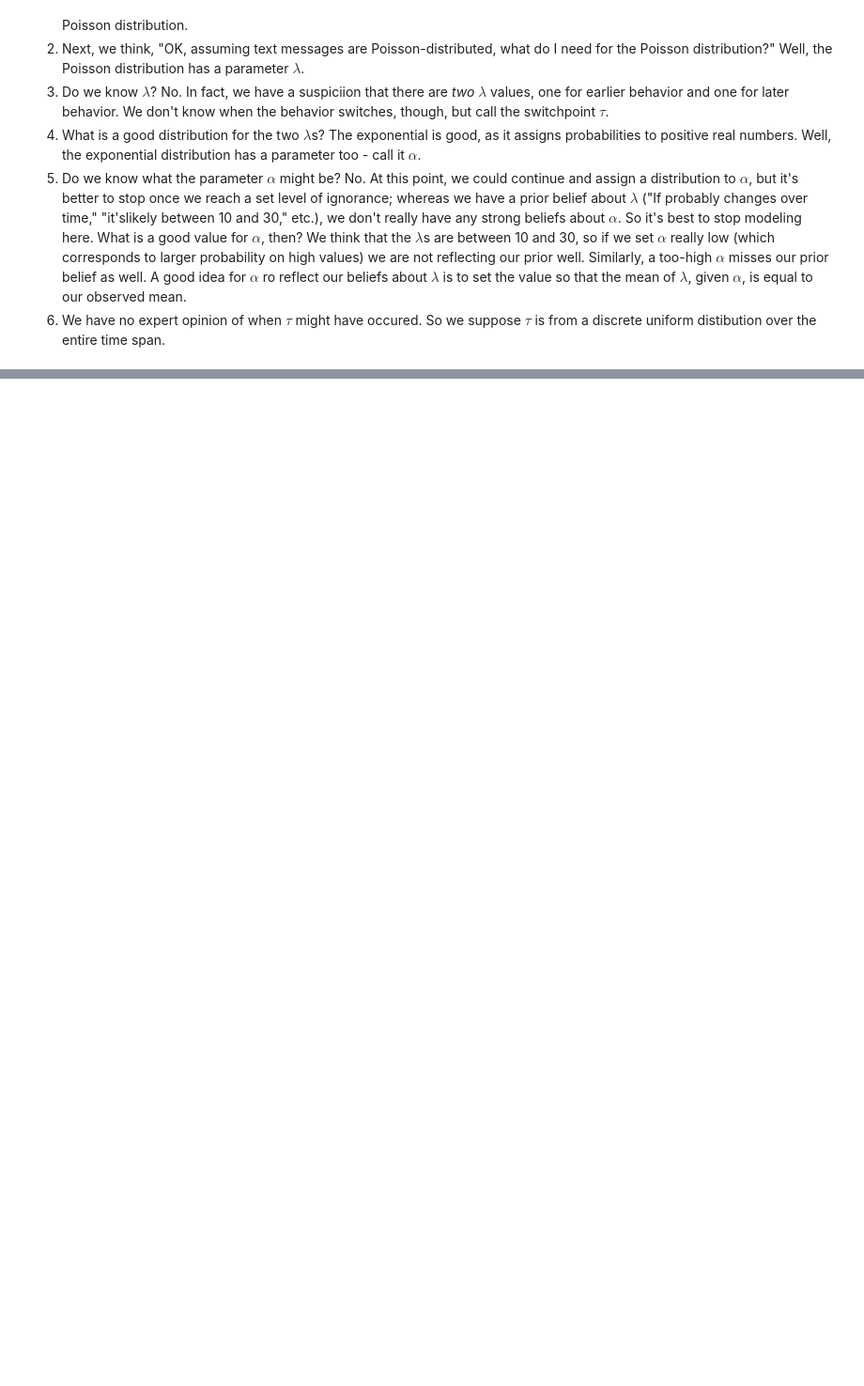
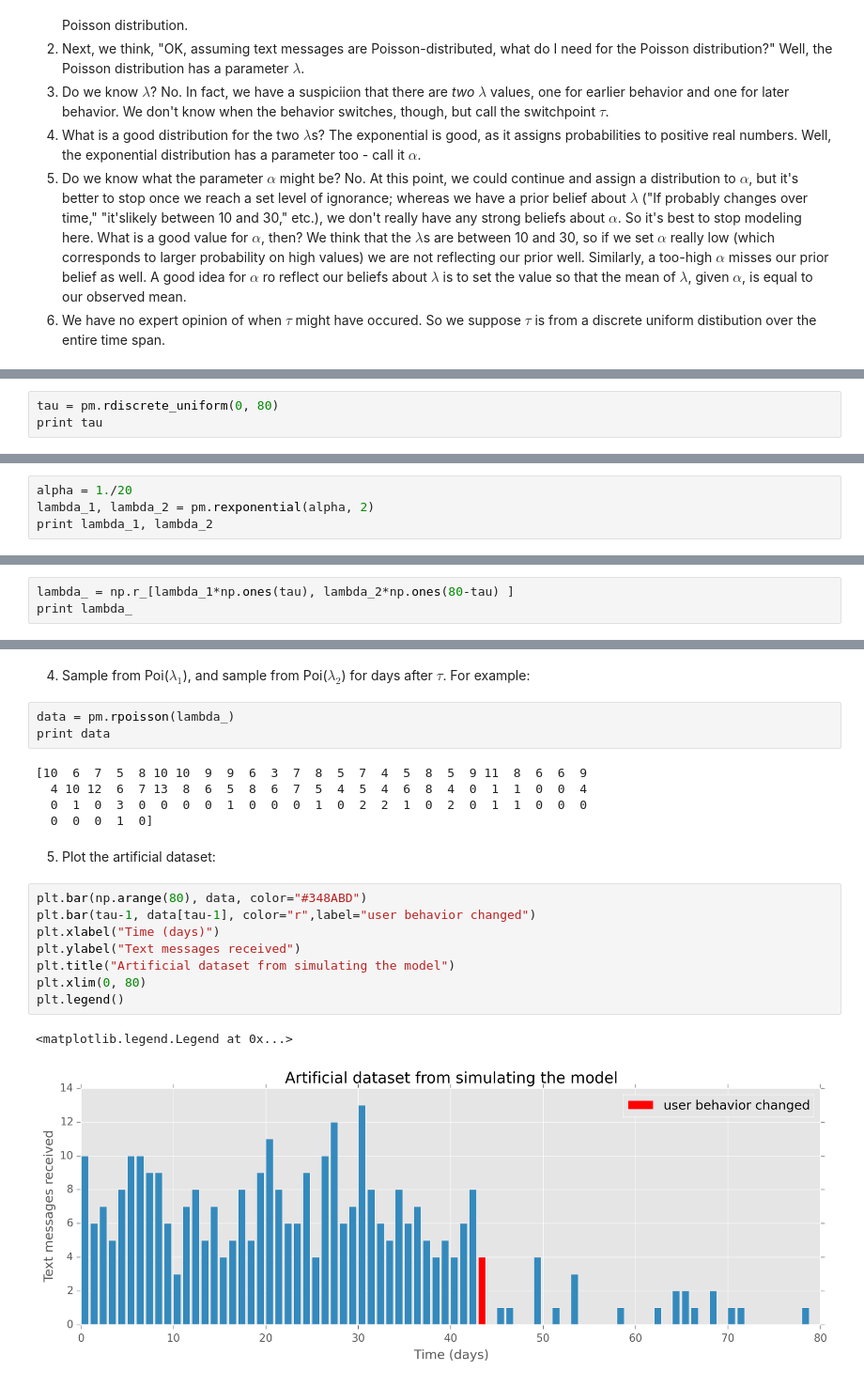
Before and after one commit to doolingdavid/Probabilistic-Programming-and-Bayesian-Methods-for-Hackers, a Jupyter notebook: Chapter2_MorePyMC/chaptertwonotes.ipynb, the cells around one changed output, grey strips where cells are left out. Shown at 94% size. Drawn from its saved outputs; the diff is of its cells as text; blank space fills up the shorter version.

```diff
--- a/Chapter2_MorePyMC/chaptertwonotes.ipynb
+++ b/Chapter2_MorePyMC/chaptertwonotes.ipynb
@@ -255,0 +305,3 @@ Poisson distribution has a parameter $\lambda$.
+# %%
+tau = pm.rdiscrete_uniform(0, 80)
+print tau
@@ -255,0 +312,4 @@ Poisson distribution has a parameter $\lambda$.
+# %%
+alpha = 1./20
+lambda_1, lambda_2 = pm.rexponential(alpha, 2)
+print lambda_1, lambda_2
@@ -255,0 +320,3 @@ Poisson distribution has a parameter $\lambda$.
+# %%
+lambda_ = np.r_[lambda_1*np.ones(tau), lambda_2*np.ones(80-tau) ]
+print lambda_
@@ -255,0 +338,23 @@ Poisson distribution has a parameter $\lambda$.
+# %% [markdown]
+4. Sample from Poi($\lambda_1$), and sample from Poi($\lambda_2$) for days after $\tau$. For example:
+# %%
+data = pm.rpoisson(lambda_)
+print data
+# %% [output]
+[10  6  7  5  8 10 10  9  9  6  3  7  8  5  7  4  5  8  5  9 11  8  6  6  9
+  4 10 12  6  7 13  8  6  5  8  6  7  5  4  5  4  6  8  4  0  1  1  0  0  4
+  0  1  0  3  0  0  0  0  1  0  0  0  1  0  2  2  1  0  2  0  1  1  0  0  0
+  0  0  0  1  0]
+# %% [markdown]
+5. Plot the artificial dataset:
+# %%
+plt.bar(np.arange(80), data, color="#348ABD")
+plt.bar(tau-1, data[tau-1], color="r",label="user behavior changed")
+plt.xlabel("Time (days)")
+plt.ylabel("Text messages received")
+plt.title("Artificial dataset from simulating the model")
+plt.xlim(0, 80)
+plt.legend()
+# %% [output]
+<matplotlib.legend.Legend at 0x...>
+[figure, added]
```
Also changed, not shown: parts of 9 cells of this notebook.
